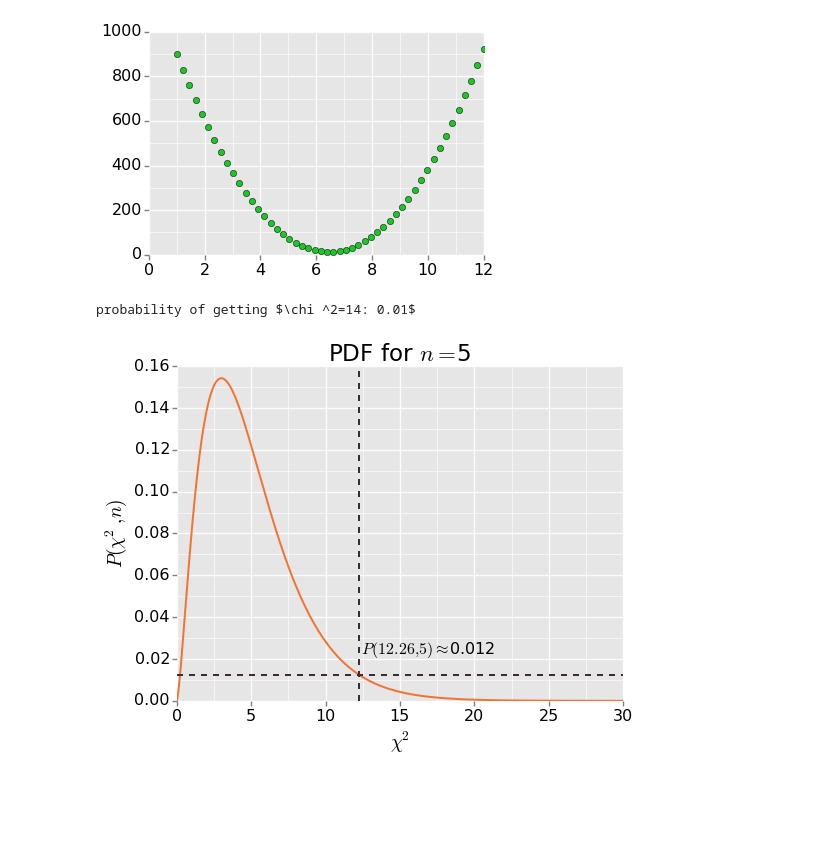
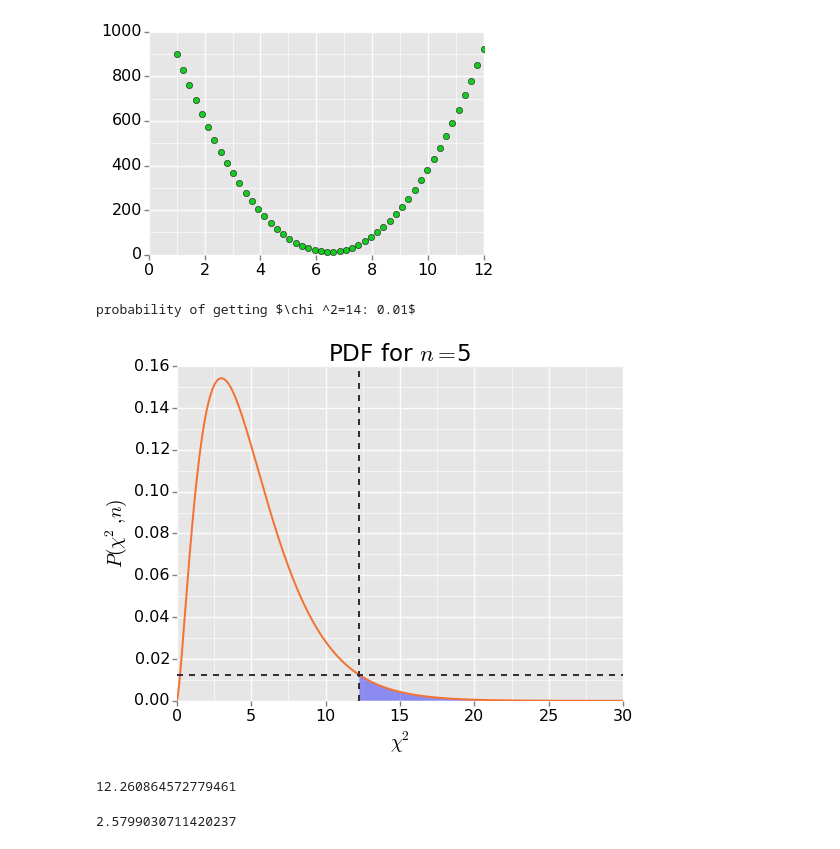
Before and after one commit to giulioungaretti/stats2013, a Jupyter notebook: ProblemSet/2.1.ipynb, the cells around one changed output. Saved outputs shown, nothing was run; the diff lists cells and outputs as text; code cells hidden in the pictures; blank space fills up the shorter version.

```diff
--- a/ProblemSet/2.1.ipynb
+++ b/ProblemSet/2.1.ipynb
@@ -105,20 +105,28 @@ style.rstyle(ax)
 # %%
 from scipy.stats import chi2
 fig,ax = subplots(figsize=(8,6))
 df =len(g)-1
 rv = chi2(df)
 x = np.linspace(0, 30,4000)
 ax.plot(x, rv.pdf(x),color='#F27435')
 ax.set_xlabel(r'$\chi ^2$')
 ax.set_ylabel(r'$P(\chi ^2, n)$')
 ax.set_title('PDF for $n=$%.i'%(df))#,x=10,y=0.04)
 ax.axvline(x=X2,ls='--',color='#3B2D38')
 ax.axhline(y=chi2.pdf(X2,df),ls='--',color='#3B2D38')
-ax.text(s=r'$P(%.2f,5)\approx $%.3f'%(X2,chi2.pdf(X2,df)),x=X2+0.1,y=chi2.pdf(X2,df)+0.01)
+ax.fill_between(x, rv.pdf(x),where=x>=X2,alpha= .4)
 style.rstyle(ax)
 print 'probability of getting $\chi ^2=14: %.2f$'%(chi2.pdf(X2,df))
 # %% [output]
 probability of getting $\chi ^2=14: 0.01$
-[figure, old version]
+[figure, new version]
 # %%
 fig.savefig('./Latex/fig/xpdf.pdf')
+# %%
+X2
+# %% [output]
+12.260864572779461
+# %%
+sum(array([rv.pdf(x) for x in linspace(X2,500,40000)]))
+# %% [output]
+2.5799030711420237
```
Also changed, not shown: parts of 4 cells of this notebook, 3 other files.
